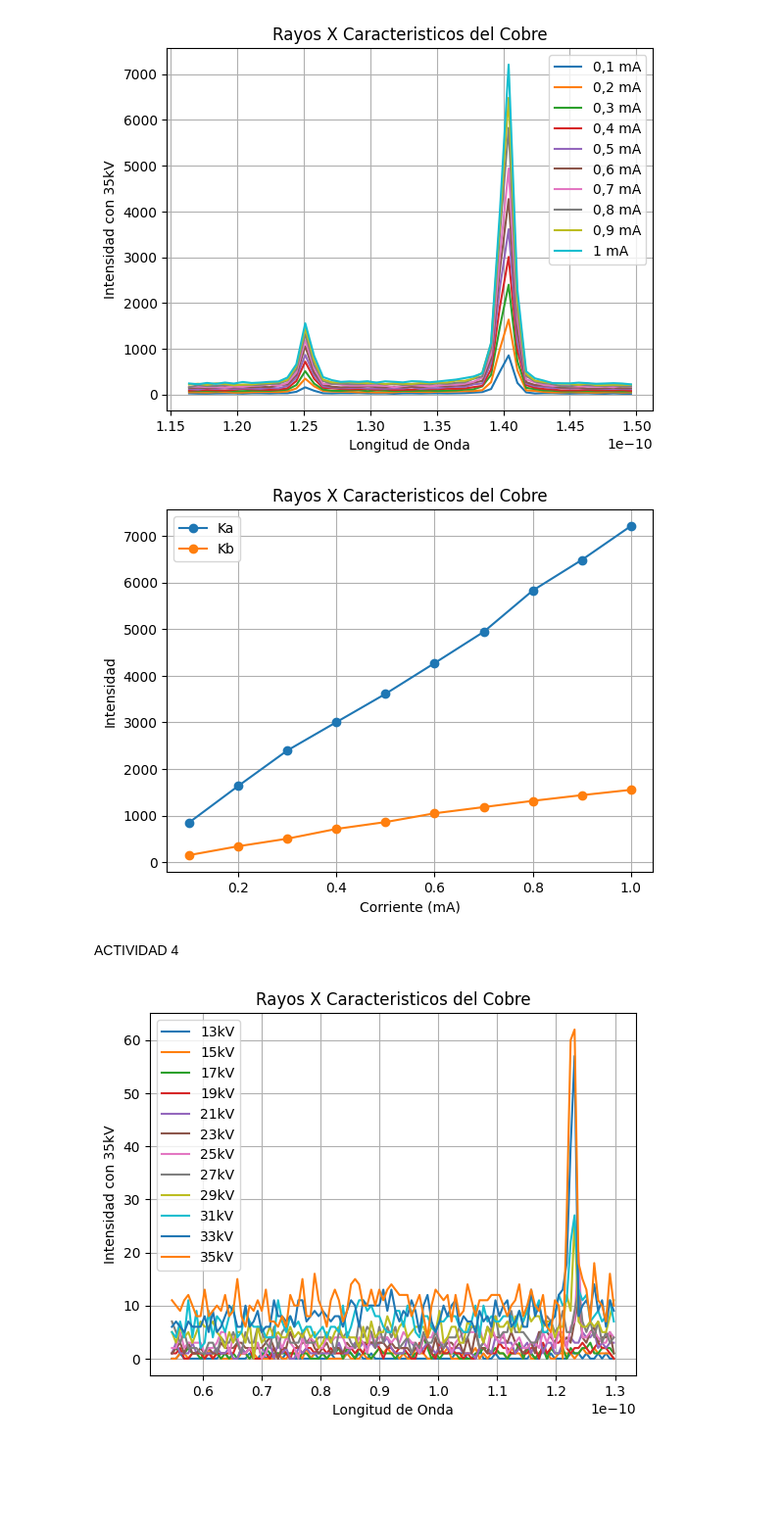
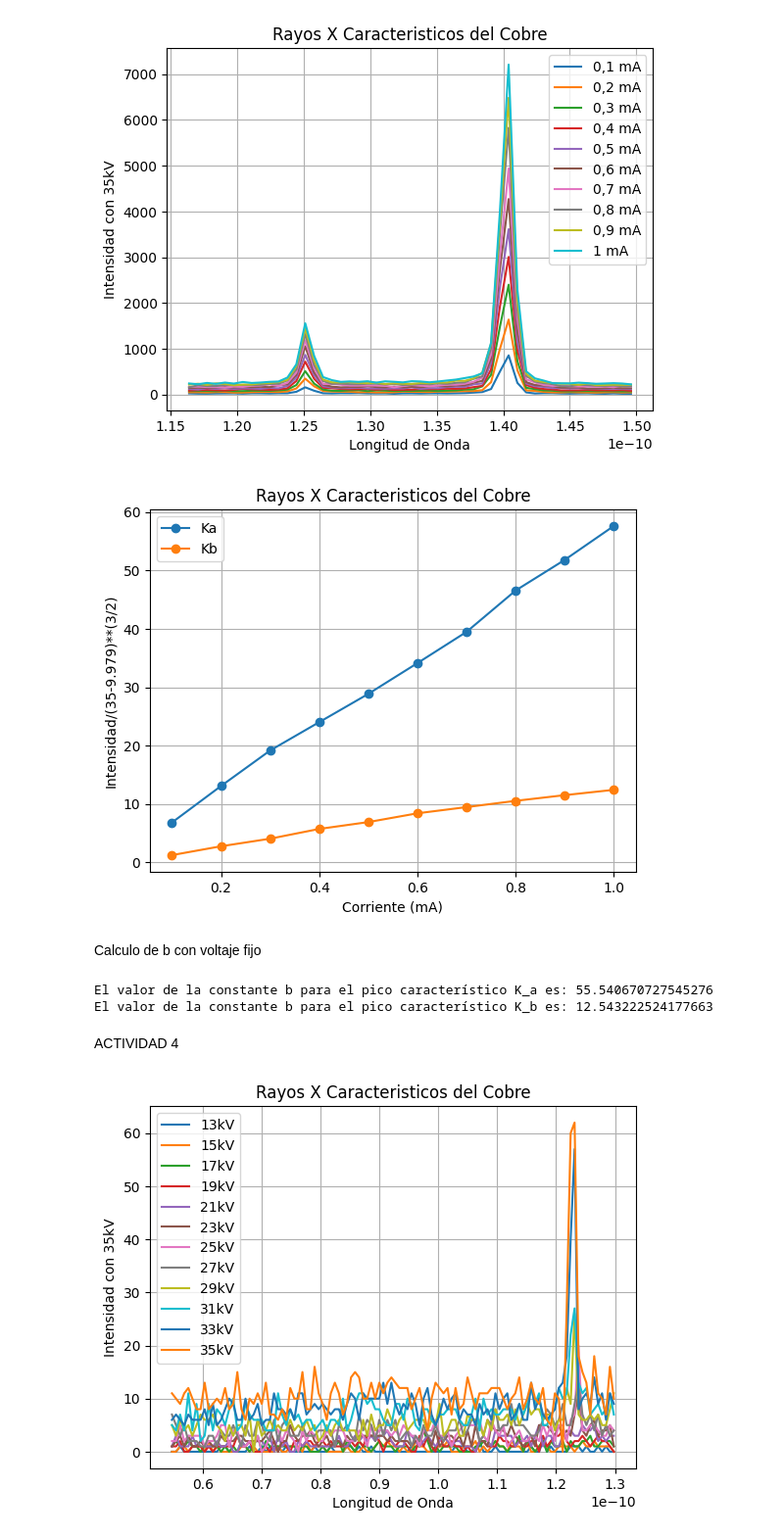
Before and after one commit to LabIntermedio/COD-INTERMEDIO, a Jupyter notebook: Rayos X/Rayos X.ipynb, the cells around one changed output. Shown at 98% size. Cells and saved outputs as stored; diff of their text form; code cells hidden in the pictures; blank space fills up the shorter version.

```diff
--- a/Rayos X/Rayos X.ipynb
+++ b/Rayos X/Rayos X.ipynb
@@ -504,69 +520,84 @@ Ka=[]
 i_kb = 15
 Kb=[]
 
-Ka01=actividad3b_01['Tasa con 35kV'][i_ka]
+Ka01=actividad3b_01['Tasa con 35kV'][i_ka]/((35-9.979)**(3/2))
 Ka.append([Ka01,0.1])
-Ka02=actividad3b_02['Tasa con 35kV'][i_ka]
+Ka02=actividad3b_02['Tasa con 35kV'][i_ka]/((35-9.979)**(3/2))
 Ka.append([Ka02,0.2])
-Ka03=actividad3b_03['Tasa con 35kV'][i_ka]
+Ka03=actividad3b_03['Tasa con 35kV'][i_ka]/((35-9.979)**(3/2))
 Ka.append([Ka03,0.3])
-Ka04=actividad3b_04['Tasa con 35kV'][i_ka]
+Ka04=actividad3b_04['Tasa con 35kV'][i_ka]/((35-9.979)**(3/2))
 Ka.append([Ka04,0.4])
-Ka05=actividad3b_05['Tasa con 35kV'][i_ka]
+Ka05=actividad3b_05['Tasa con 35kV'][i_ka]/((35-9.979)**(3/2))
 Ka.append([Ka05,0.5])
-Ka06=actividad3b_06['Tasa con 35kV'][i_ka]
+Ka06=actividad3b_06['Tasa con 35kV'][i_ka]/((35-9.979)**(3/2))
 Ka.append([Ka06,0.6])
-Ka07=actividad3b_07['Tasa con 35kV'][i_ka]
+Ka07=actividad3b_07['Tasa con 35kV'][i_ka]/((35-9.979)**(3/2))
 Ka.append([Ka07,0.7])
-Ka08=actividad3b_08['Tasa con 35kV'][i_ka]
+Ka08=actividad3b_08['Tasa con 35kV'][i_ka]/((35-9.979)**(3/2))
 Ka.append([Ka08,0.8])
-Ka09=actividad3b_09['Tasa con 35kV'][i_ka]
+Ka09=actividad3b_09['Tasa con 35kV'][i_ka]/((35-9.979)**(3/2))
 Ka.append([Ka09,0.9])
-Ka1=actividad3b_1['Tasa con 35kV'][i_ka]
+Ka1=actividad3b_1['Tasa con 35kV'][i_ka]/((35-9.979)**(3/2))
 Ka.append([Ka1,1])
 
-Kb01=actividad3b_01['Tasa con 35kV'][i_kb]
+Kb01=actividad3b_01['Tasa con 35kV'][i_kb]/((35-9.979)**(3/2))
 Kb.append([Kb01,0.1])
-Kb02=actividad3b_02['Tasa con 35kV'][i_kb]
+Kb02=actividad3b_02['Tasa con 35kV'][i_kb]/((35-9.979)**(3/2))
 Kb.append([Kb02,0.2])
-Kb03=actividad3b_03['Tasa con 35kV'][i_kb]
+Kb03=actividad3b_03['Tasa con 35kV'][i_kb]/((35-9.979)**(3/2))
 Kb.append([Kb03,0.3])
-Kb04=actividad3b_04['Tasa con 35kV'][i_kb]
+Kb04=actividad3b_04['Tasa con 35kV'][i_kb]/((35-9.979)**(3/2))
 Kb.append([Kb04,0.4])
-Kb05=actividad3b_05['Tasa con 35kV'][i_kb]
+Kb05=actividad3b_05['Tasa con 35kV'][i_kb]/((35-9.979)**(3/2))
 Kb.append([Kb05,0.5])
-Kb06=actividad3b_06['Tasa con 35kV'][i_kb]
+Kb06=actividad3b_06['Tasa con 35kV'][i_kb]/((35-9.979)**(3/2))
 Kb.append([Kb06,0.6])
-Kb07=actividad3b_07['Tasa con 35kV'][i_kb]
+Kb07=actividad3b_07['Tasa con 35kV'][i_kb]/((35-9.979)**(3/2))
 Kb.append([Kb07,0.7])
-Kb08=actividad3b_08['Tasa con 35kV'][i_kb]
+Kb08=actividad3b_08['Tasa con 35kV'][i_kb]/((35-9.979)**(3/2))
 Kb.append([Kb08,0.8])
-Kb09=actividad3b_09['Tasa con 35kV'][i_kb]
+Kb09=actividad3b_09['Tasa con 35kV'][i_kb]/((35-9.979)**(3/2))
 Kb.append([Kb09,0.9])
-Kb1=actividad3b_1['Tasa con 35kV'][i_kb]
+Kb1=actividad3b_1['Tasa con 35kV'][i_kb]/((35-9.979)**(3/2))
 Kb.append([Kb1,1])
 
 # Extraer las coordenadas x e y
 x_ka = [punto[1] for punto in Ka]  # Lista de los valores x
 y_ka = [punto[0] for punto in Ka]  # Lista de los valores y
 x_kb = [punto[1] for punto in Kb]  # Lista de los valores x
 y_kb = [punto[0] for punto in Kb]  # Lista de los valores y
 
 # Crear el gráfico
 
 plt.plot(x_ka, y_ka, 'o-', label='Ka')  # 'o-' para líneas con puntos
 plt.plot(x_kb, y_kb, 'o-', label='Kb')  # 'o-' para líneas con puntos
 
 plt.title('Rayos X Caracteristicos del Cobre')
 plt.xlabel('Corriente (mA)')
-plt.ylabel('Intensidad')
+plt.ylabel('Intensidad/(35-9.979)**(3/2)')
 plt.grid()
 plt.legend()
 plt.show()
 # %% [output]
-[figure, old version]
+[figure, new version]
-# %% [markdown]
-ACTIVIDAD 4
+# %% [markdown]
+Calculo de b con voltaje fijo
+# %%
+# Realizar el ajuste lineal
+slope, intercept, r_value, p_value, std_err = linregress(x_ka, y_ka)
+b_ka = slope  # La pendiente es el valor de b que queremos hallar
+slope, intercept, r_value, p_value, std_err = linregress(x_kb, y_kb)
+b_kb = slope  # La pendiente es el valor de b que queremos hallar
+#Las unidades para b en este caso son de kV^-2/3
+print(f"El valor de la constante b para el pico característico K_a es: {b_ka}")
+print(f"El valor de la constante b para el pico característico K_b es: {b_kb}")
+# %% [output]
+El valor de la constante b para el pico característico K_a es: 55.540670727545276
+El valor de la constante b para el pico característico K_b es: 12.543222524177663
+# %% [markdown]
+
+ACTIVIDAD 4
 # %%
 longitudes_de_onda=ley_de_bragg(actividad4['?ngulo del crista'])
 
```
Also changed, not shown: parts of 5 cells of this notebook.
